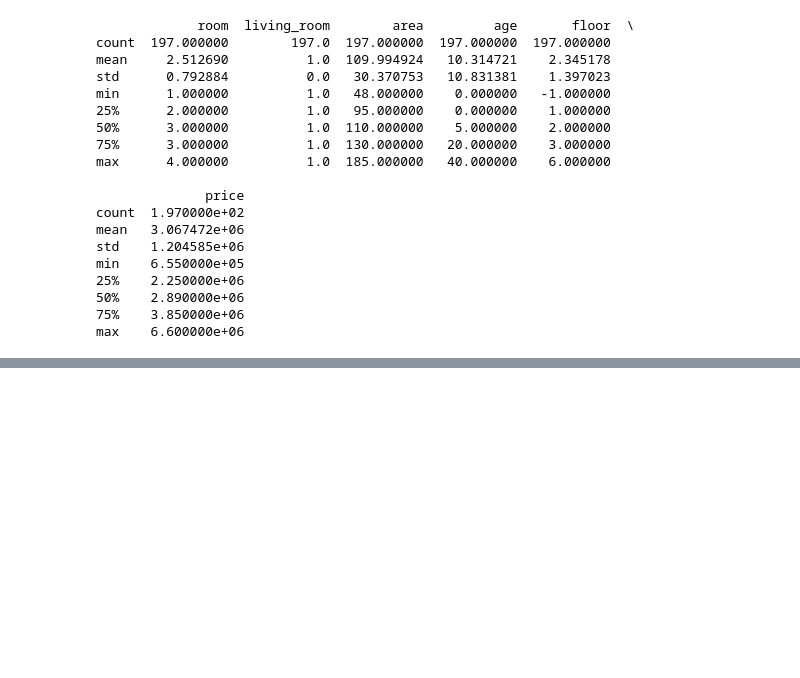
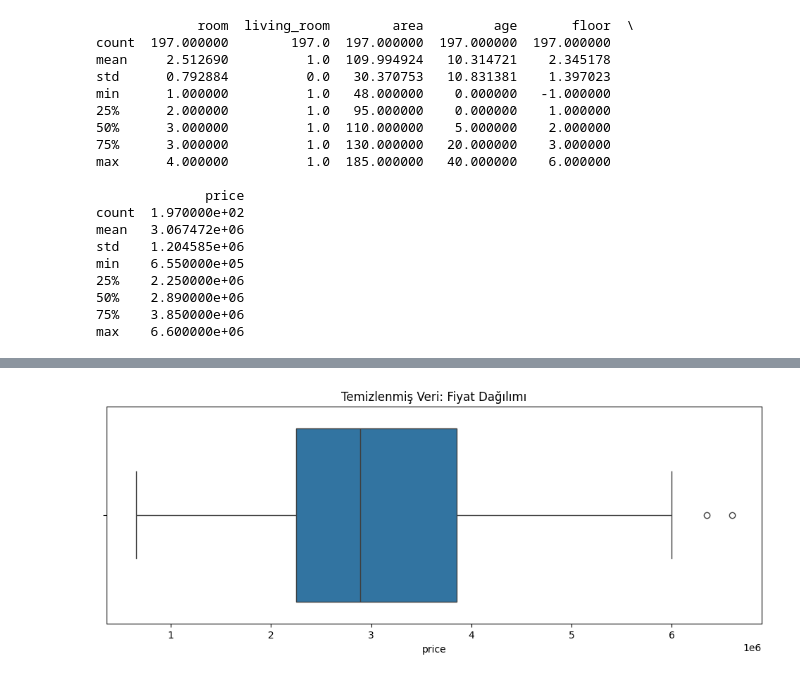
Before and after one commit to SEMAEROL/RentEstimate, a Jupyter notebook: istatiksel_inceleme.ipynb, the cells around one changed output, grey strips where cells are left out. Cells and saved outputs as stored; diff of their text form; code cells hidden in the pictures; blank space fills up the shorter version.

```diff
--- a/istatiksel_inceleme.ipynb
+++ b/istatiksel_inceleme.ipynb
@@ -131,0 +141,8 @@ df.to_csv('data_cleaned.csv', index=False)
+# %%
+clean = pd.read_csv("data_cleaned.csv")
+plt.figure(figsize=(12,4))
+sns.boxplot(x=clean["price"])
+plt.title("Temizlenmiş Veri: Fiyat Dağılımı")
+plt.show()
+# %% [output]
+[figure, added]
```
Also changed, not shown: parts of 8 cells of this notebook, 7 other files.
